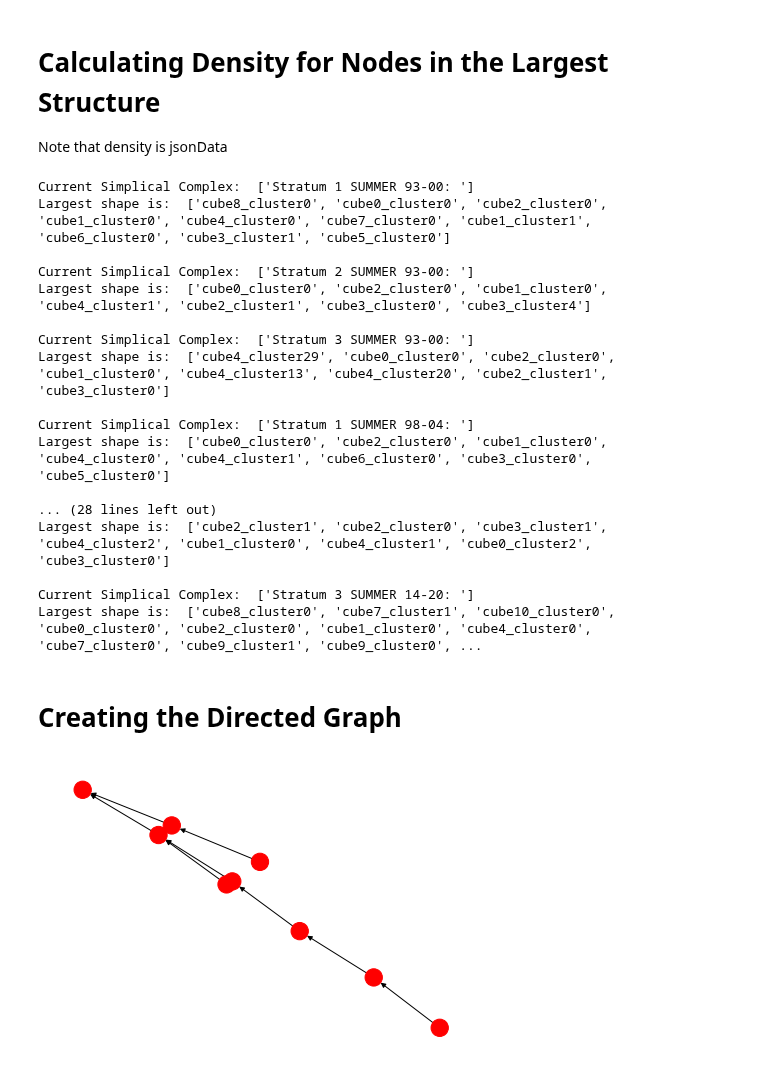
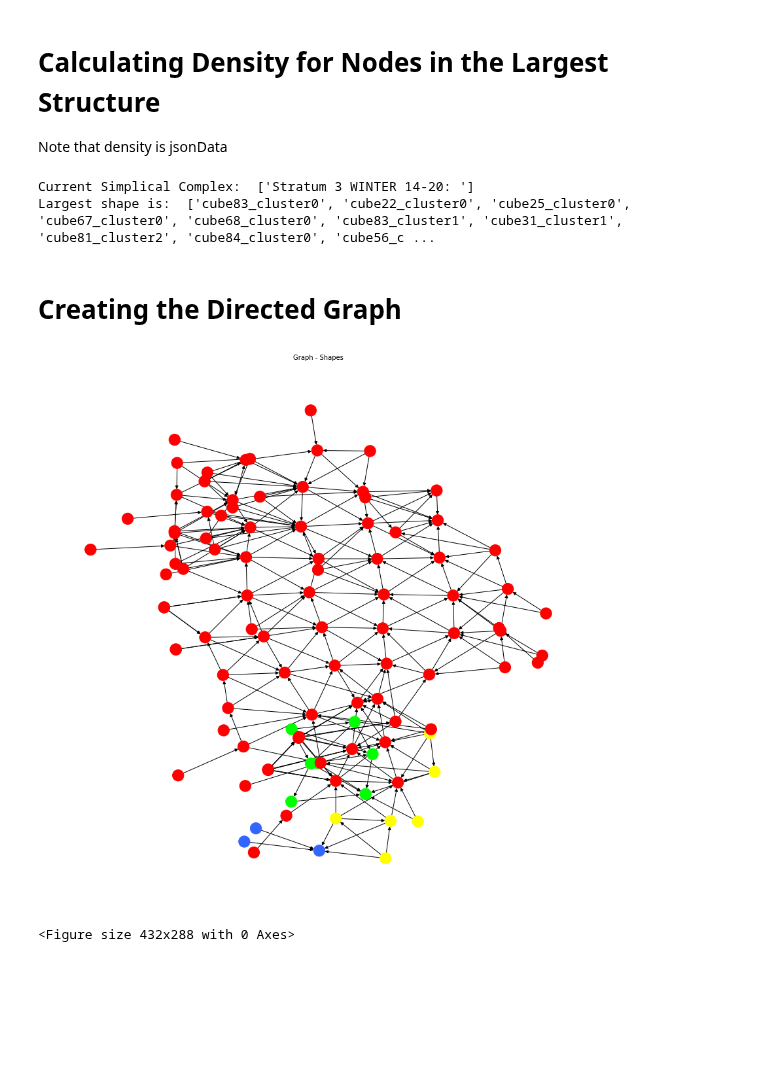
Before and after one commit to amberlee0516/UMR-TDA-2021, a Jupyter notebook: TDA_Analysis_Scripts/scomplexAnalysis_Coloring.ipynb, the cells around one changed output. Drawn from its saved outputs; the diff is of its cells as text; code cells hidden in the pictures; blank space fills up the shorter version.

Commit message:
nodes spread out and automatic picture saving

```diff
--- a/TDA_Analysis_Scripts/scomplexAnalysis_Coloring.ipynb
+++ b/TDA_Analysis_Scripts/scomplexAnalysis_Coloring.ipynb
@@ -29,12 +29,12 @@ From the `kmapper_demo` file, I added one extra code block to place the resultin
 Here, we also import the actual data set, with data interpolated for the specific pool. <br>
 Lastly, a list of the 11 continuous variables (the interpolated versions) is created.
 # %%
-jsonFilePath = r"C:\Users\killiad\Documents\Senior\REU\Mapper\PCA_1_NO_COND\TDA1PCA15Cubes35perc.json"
+jsonFilePath = r"C:\Users\killiad\Documents\Senior\REU\Mapper\LaGrange\TDA2PCA75Cubes25perc_e10.json"
 jsonFile = open(jsonFilePath, "r")
 jsonData = json.load(jsonFile)
 jsonFile.close()
 
-dataFilePath = r"C:\Users\killiad\Documents\Senior\REU\Mapper\PCA_1_NO_COND\TDA1PCA15Cubes35perc.p"
+dataFilePath = r"C:\Users\killiad\Documents\Senior\REU\Mapper\LaGrange\TDA2PCA75Cubes25perc_e10.p"
 df_dict = pickle.load(open(dataFilePath, "rb"))
 
 variables = ["PredictedWDP", "PredictedSECCHI", "PredictedTEMP", "PredictedDO",
@@ -524,6 +524,11 @@ def calculate_density(scomplex, node, df, k):
     return (1.0 / density)
 # %%
 allComplices = list(jsonData.keys())
+df = pd.read_csv(r"C:\Users\killiad\Documents\Senior\REU\Data\water_full.csv")
+df = df[df['FLDNUM']=='Havana, IL']
+df = df[["WDP", "SECCHI", "TEMP", "DO",
+           "TURB", "VEL", "TP",
+           "TN", "SS", "CHLcal"]]
 
 for key in allComplices: # remove the indices here to get all the strata for all the time periods
     print("Current Simplical Complex: ", key)
@@ -534,25 +539,11 @@ for key in allComplices: # remove the indices here to get all the strata for all
     largestShape_df = getSubdf(scomplex, largestShape, df_dict.get(key))
     k = int((df_dict.get(key).shape[0] / 10) + 1)
     for node_name in largestShape:
-        scomplex['density'][node_name] = calculate_density(scomplex, node_name, largestShape_df, k)
+        #scomplex['density'][node_name] = calculate_density(scomplex, node_name, largestShape_df, k)
+        scomplex['density'][node_name] = calculate_density(scomplex, node_name, df_dict.get(key), k)
 # %% [output]
-Current Simplical Complex:  ['Stratum 1 SUMMER 93-00: ']
-Largest shape is:  ['cube8_cluster0', 'cube0_cluster0', 'cube2_cluster0', 'cube1_cluster0', 'cube4_cluster0', 'cube7_cluster0', 'cube1_cluster1', 'cube6_cluster0', 'cube3_cluster1', 'cube5_cluster0']
-
-Current Simplical Complex:  ['Stratum 2 SUMMER 93-00: ']
-Largest shape is:  ['cube0_cluster0', 'cube2_cluster0', 'cube1_cluster0', 'cube4_cluster1', 'cube2_cluster1', 'cube3_cluster0', 'cube3_cluster4']
-
-Current Simplical Complex:  ['Stratum 3 SUMMER 93-00: ']
-Largest shape is:  ['cube4_cluster29', 'cube0_cluster0', 'cube2_cluster0', 'cube1_cluster0', 'cube4_cluster13', 'cube4_cluster20', 'cube2_cluster1', 'cube3_cluster0']
-
-Current Simplical Complex:  ['Stratum 1 SUMMER 98-04: ']
-Largest shape is:  ['cube0_cluster0', 'cube2_cluster0', 'cube1_cluster0', 'cube4_cluster0', 'cube4_cluster1', 'cube6_cluster0', 'cube3_cluster0', 'cube5_cluster0']
-
-... (28 lines left out)
-Largest shape is:  ['cube2_cluster1', 'cube2_cluster0', 'cube3_cluster1', 'cube4_cluster2', 'cube1_cluster0', 'cube4_cluster1', 'cube0_cluster2', 'cube3_cluster0']
-
-Current Simplical Complex:  ['Stratum 3 SUMMER 14-20: ']
-Largest shape is:  ['cube8_cluster0', 'cube7_cluster1', 'cube10_cluster0', 'cube0_cluster0', 'cube2_cluster0', 'cube1_cluster0', 'cube4_cluster0', 'cube7_cluster0', 'cube9_cluster1', 'cube9_cluster0', ...
+Current Simplical Complex:  ['Stratum 3 WINTER 14-20: ']
+Largest shape is:  ['cube83_cluster0', 'cube22_cluster0', 'cube25_cluster0', 'cube67_cluster0', 'cube68_cluster0', 'cube83_cluster1', 'cube31_cluster1', 'cube81_cluster2', 'cube84_cluster0', 'cube56_c ...
 # %% [markdown]
 # Creating the Directed Graph
 # %%
@@ -584,11 +575,15 @@ def get_local_maxima(dg):
             maxima.append(node)
     return maxima
 
-def draw_graph(scomplex, with_labels=False):
+def draw_graph(scomplex, filepath, with_labels=False):
     colors = ['#ff0000', '#3366ff', '#00ff00', '#ff00ff', '#669999']
     colors_dict = {scomplex['maxima'][i] : colors[i] for i in range(len(scomplex['maxima']))}
     transition_color = '#ffff00'
     color_map = []
+
+    fig = plt.figure(figsize=(12,12))
+    ax = plt.subplot(111)
+    ax.set_title('Graph - Shapes', fontsize=10)
 
     for node in scomplex['graph']:
         if node in scomplex['maxima']:
@@ -600,11 +595,19 @@ def draw_graph(scomplex, with_labels=False):
             for maxima in scomplex['maxima']:
                 if maxima in succ:
                     if transition_flag:
+                        #calculate shortest graph distance and overwrite accordingly here
                         color_map[-1] = transition_color
                     else:
                         color_map.append(colors_dict[maxima])
                         transition_flag = True
     nx.draw_kamada_kawai(scomplex['graph'], with_labels=with_labels, node_color=color_map)
+
+    plt.tight_layout()
+    plt.savefig(filepath, format="PNG")
+    plt.show()
+
+def save_graph(graph, filepath):
+    plt.savefig(filepath)
 # %%
 for key in allComplices: # remove the indices here to get all the strata for all the time periods
     scomplex = jsonData.get(key)
@@ -613,6 +616,12 @@ for key in allComplices: # remove the indices here to get all the strata for all
     scomplex['graph'] = generate_graph(scomplex, largestShape)
     scomplex['maxima'] = get_local_maxima(scomplex['graph'])
 # %%
-draw_graph(jsonData["['Stratum 1 SUMMER 14-20: ']"], with_labels=False)
+#key name is not related. This is all of LaGrange
+filepath =  r"C:\Users\killiad\Documents\Senior\REU\Mapper\LaGrange\LaGrange.png"
+draw_graph(jsonData["['Stratum 3 WINTER 14-20: ']"], filepath, with_labels=False)
 # %% [output]
-[figure, old version]
+[figure, new version]
+# %%
+save_graph(graph, r"C:\Users\killiad\Documents\Senior\REU\Mapper\LaGrange\LaGrange.png")
+# %% [output]
+<Figure size 432x288 with 0 Axes>
```
Also changed, not shown: parts of 1 cell of this notebook.
